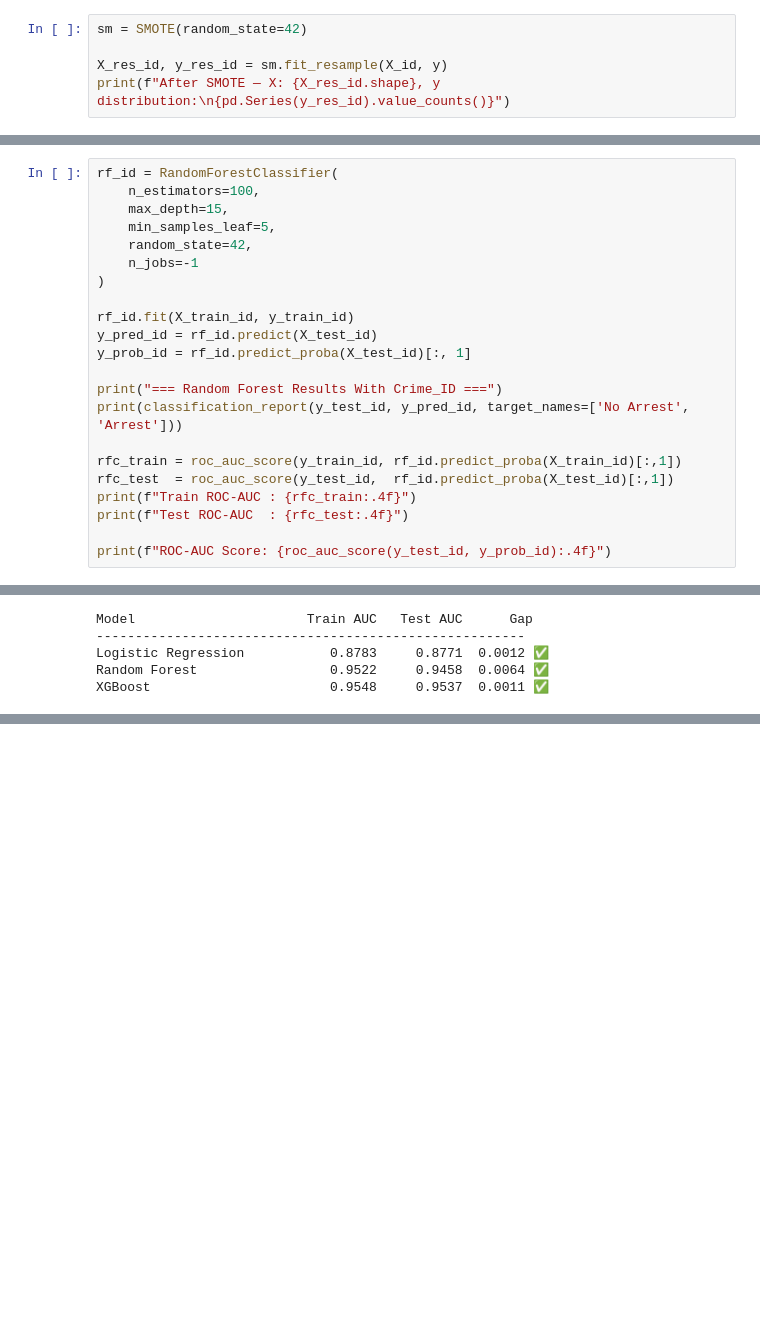
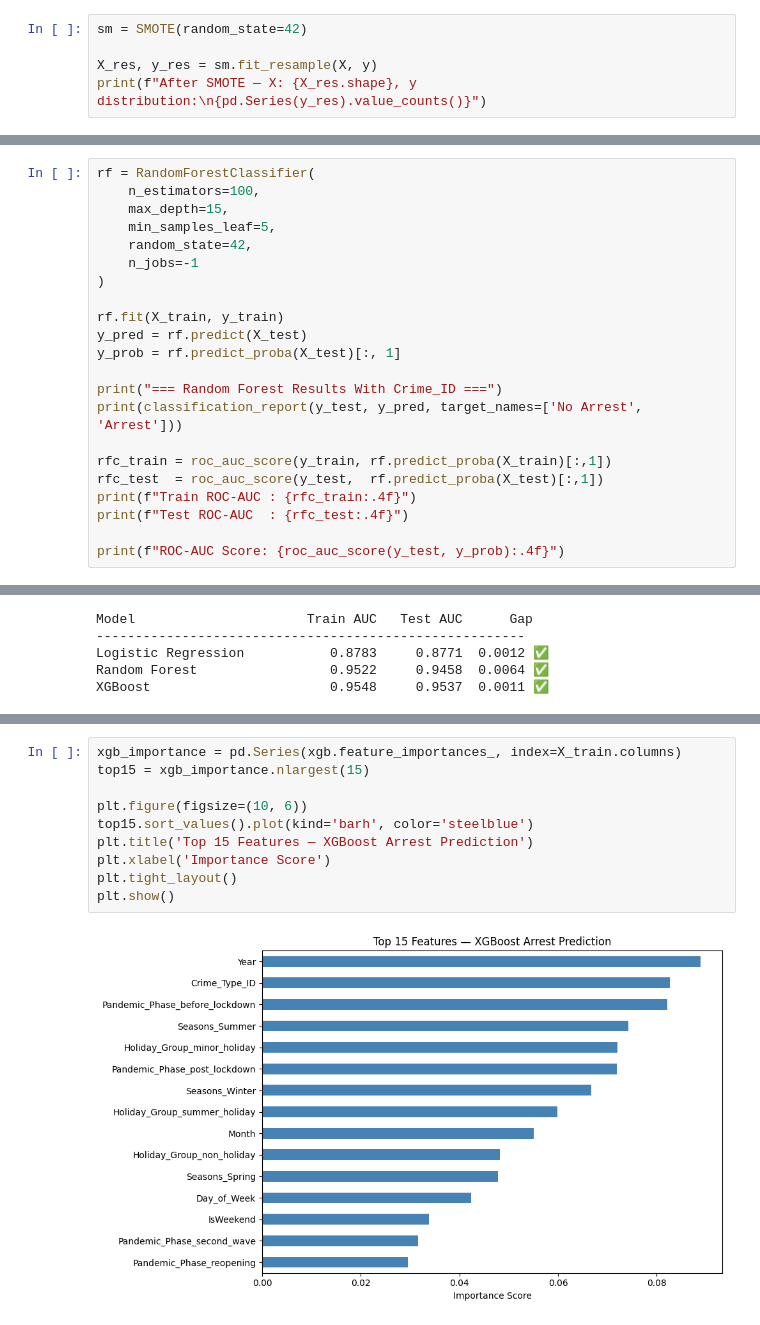
Before and after one commit to tKaiB/Capstone_Chicago, a Jupyter notebook: notebooks/Cap_Chicago_Prediction.ipynb, the cells around one changed output, grey strips where cells are left out. Cells and saved outputs as stored; diff of their text form; blank space fills up the shorter version.

```diff
--- a/notebooks/Cap_Chicago_Prediction.ipynb
+++ b/notebooks/Cap_Chicago_Prediction.ipynb
@@ -319,8 +324,8 @@ Name: proportion, dtype: float64
 # %%
 sm = SMOTE(random_state=42)
 
-X_res_id, y_res_id = sm.fit_resample(X_id, y)
-print(f"After SMOTE — X: {X_res_id.shape}, y distribution:\n{pd.Series(y_res_id).value_counts()}")
+X_res, y_res = sm.fit_resample(X, y)
+print(f"After SMOTE — X: {X_res.shape}, y distribution:\n{pd.Series(y_res).value_counts()}")
 # %% [output]
 After SMOTE — X: (1088144, 23), y distribution:
 Arrest
@@ -356,7 +359,7 @@ Logistic Regression — Train: 0.8783 | Test: 0.8771
 # %% [markdown]
 ### Random Forest Classifier
 # %%
-rf_id = RandomForestClassifier(
+rf = RandomForestClassifier(
     n_estimators=100,
     max_depth=15,
     min_samples_leaf=5,
@@ -364,19 +367,19 @@ rf_id = RandomForestClassifier(
     n_jobs=-1
 )
 
-rf_id.fit(X_train_id, y_train_id)
-y_pred_id = rf_id.predict(X_test_id)
-y_prob_id = rf_id.predict_proba(X_test_id)[:, 1]
+rf.fit(X_train, y_train)
+y_pred = rf.predict(X_test)
+y_prob = rf.predict_proba(X_test)[:, 1]
 
 print("=== Random Forest Results With Crime_ID ===")
-print(classification_report(y_test_id, y_pred_id, target_names=['No Arrest', 'Arrest']))
+print(classification_report(y_test, y_pred, target_names=['No Arrest', 'Arrest']))
 
-rfc_train = roc_auc_score(y_train_id, rf_id.predict_proba(X_train_id)[:,1])
-rfc_test  = roc_auc_score(y_test_id,  rf_id.predict_proba(X_test_id)[:,1])
+rfc_train = roc_auc_score(y_train, rf.predict_proba(X_train)[:,1])
+rfc_test  = roc_auc_score(y_test,  rf.predict_proba(X_test)[:,1])
 print(f"Train ROC-AUC : {rfc_train:.4f}")
 print(f"Test ROC-AUC  : {rfc_test:.4f}")
 
-print(f"ROC-AUC Score: {roc_auc_score(y_test_id, y_prob_id):.4f}")
+print(f"ROC-AUC Score: {roc_auc_score(y_test, y_prob):.4f}")
 # %% [output]
 === Random Forest Results With Crime_ID ===
               precision    recall  f1-score   support
@@ -495,0 +479,12 @@ XGBoost                       0.9548     0.9537  0.0011 ✅
+# %%
+xgb_importance = pd.Series(xgb.feature_importances_, index=X_train.columns)
+top15 = xgb_importance.nlargest(15)
+
+plt.figure(figsize=(10, 6))
+top15.sort_values().plot(kind='barh', color='steelblue')
+plt.title('Top 15 Features — XGBoost Arrest Prediction')
+plt.xlabel('Importance Score')
+plt.tight_layout()
+plt.show()
+# %% [output]
+[figure, added]
```
Also changed, not shown: parts of 30 cells of this notebook.
